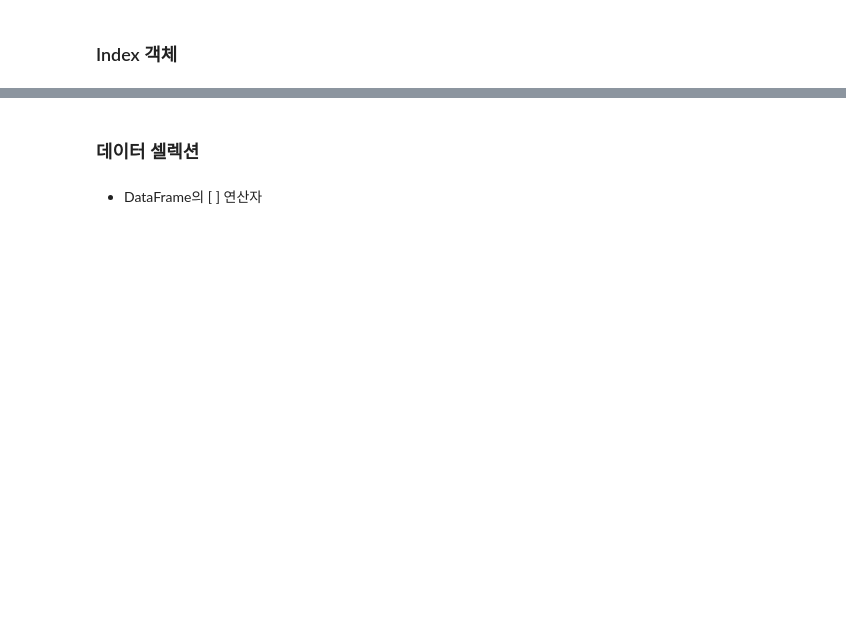
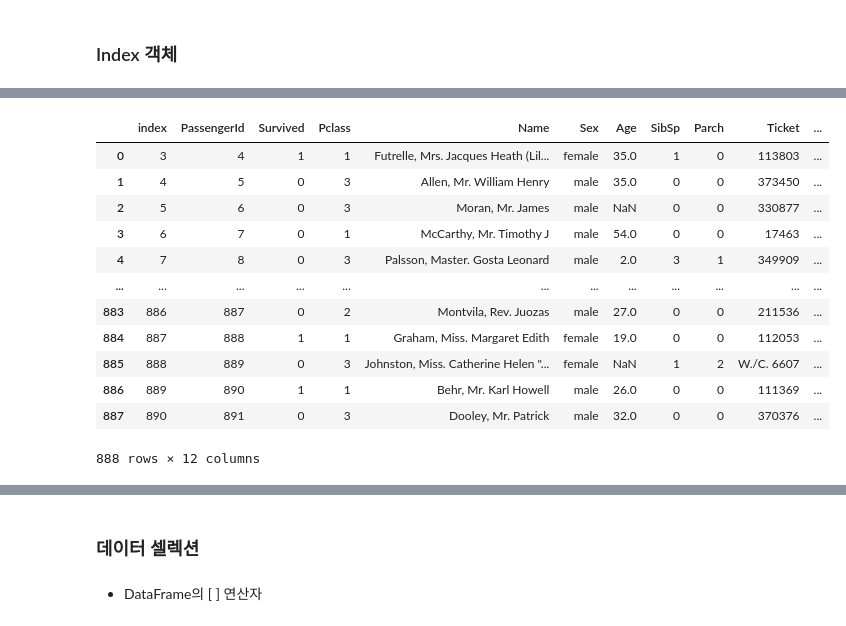
Before and after one commit to BomiDevlog/Multicampus-Data, a Jupyter notebook: DS/1-1.판다스 기초_배포용.ipynb, the cells around one changed output, grey strips where cells are left out. Saved outputs shown, nothing was run; the diff lists cells and outputs as text; code cells hidden in the pictures; blank space fills up the shorter version.

```diff
--- a/DS/1-1.판다스 기초_배포용.ipynb
+++ b/DS/1-1.판다스 기초_배포용.ipynb
@@ -433,0 +453,2 @@ df.head()
+# %%
+df.drop('Age_0', axis=1, inplace=True) # inplace=True :원본에도 삭제를 적용하도록 확정 (메모리에도 적용)
@@ -433,0 +464,4 @@ df.head()
+# %%
+df.drop('Age_0', axis=1, inplace=True)
+#KeyError: "['Age_0'] not found in axis"
+#이미 삭제했기때문에 더이상 찾을수 없다는 키에러 발생
@@ -433,0 +477,3 @@ df.head()
+# %%
+# 컬럼 여러 개 동시 삭제 : Embarked, Age_10 컬럼명을 리스트로 drop한다.
+df.drop(['Embarked', 'Age_10'], axis=1, inplace=True)
@@ -433,0 +485,5 @@ df.head()
+# %%
+# 행 삭제
+# axis=0 : 행으로 삭제되도록 지정
+# 행 번호를 리스트로 drop시킨다
+df.drop([0,1,2], axis=0, inplace=True)
@@ -435,0 +622,18 @@ df.head()
+# %%
+#  인덱스 리셋
+df.reset_index()
+# 행 삭제후에는 인덱스를 리셋해주어야 데이터를 읽기에 용이하다. 데이터프레임 전체적으로 큰 변화는 없다
+# %% [output]
+|  | index | PassengerId | Survived | Pclass | Name | Sex | Age | SibSp | Parch | Ticket | ... |
+| 0 | 3 | 4 | 1 | 1 | Futrelle, Mrs. Jacques Heath (Lil... | female | 35.0 | 1 | 0 | 113803 | ... |
+| 1 | 4 | 5 | 0 | 3 | Allen, Mr. William Henry | male | 35.0 | 0 | 0 | 373450 | ... |
+| 2 | 5 | 6 | 0 | 3 | Moran, Mr. James | male | NaN | 0 | 0 | 330877 | ... |
+| 3 | 6 | 7 | 0 | 1 | McCarthy, Mr. Timothy J | male | 54.0 | 0 | 0 | 17463 | ... |
+| 4 | 7 | 8 | 0 | 3 | Palsson, Master. Gosta Leonard | male | 2.0 | 3 | 1 | 349909 | ... |
+| ... | ... | ... | ... | ... | ... | ... | ... | ... | ... | ... | ... |
+| 883 | 886 | 887 | 0 | 2 | Montvila, Rev. Juozas | male | 27.0 | 0 | 0 | 211536 | ... |
+| 884 | 887 | 888 | 1 | 1 | Graham, Miss. Margaret Edith | female | 19.0 | 0 | 0 | 112053 | ... |
+| 885 | 888 | 889 | 0 | 3 | Johnston, Miss. Catherine Helen "... | female | NaN | 1 | 2 | W./C. 6607 | ... |
+| 886 | 889 | 890 | 1 | 1 | Behr, Mr. Karl Howell | male | 26.0 | 0 | 0 | 111369 | ... |
+| 887 | 890 | 891 | 0 | 3 | Dooley, Mr. Patrick | male | 32.0 | 0 | 0 | 370376 | ... |
+888 rows × 12 columns
```
Also changed, not shown: parts of 180 cells of this notebook, 8 other files.
